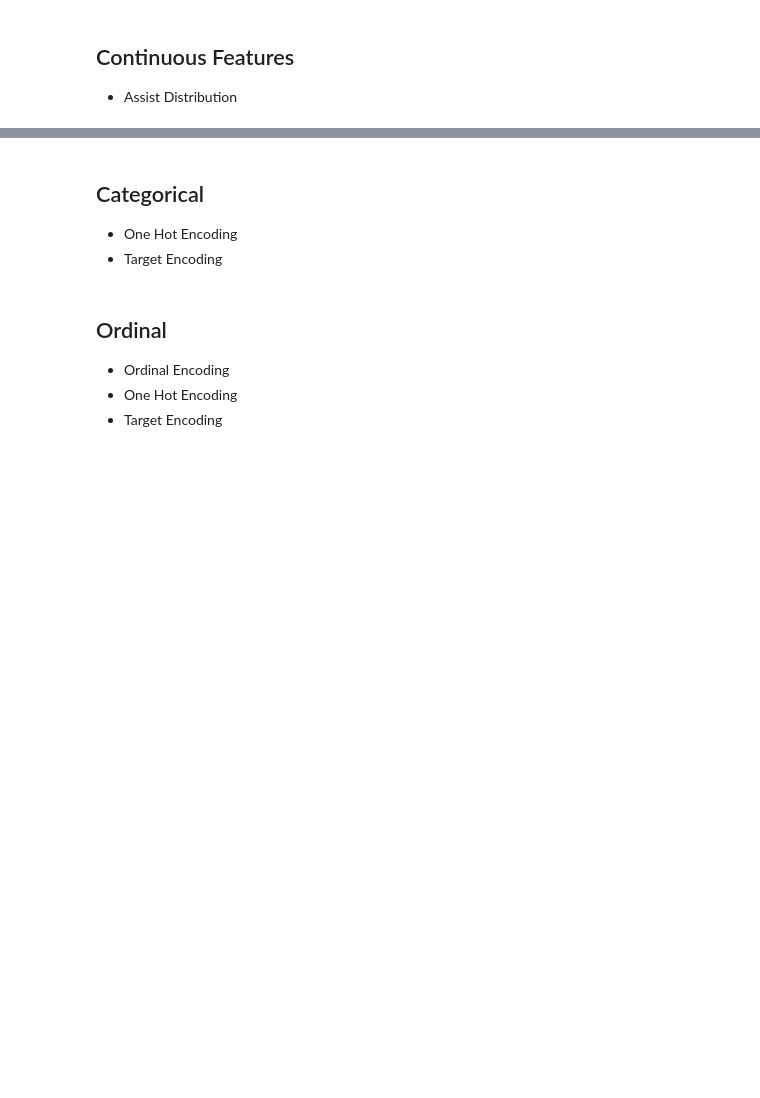
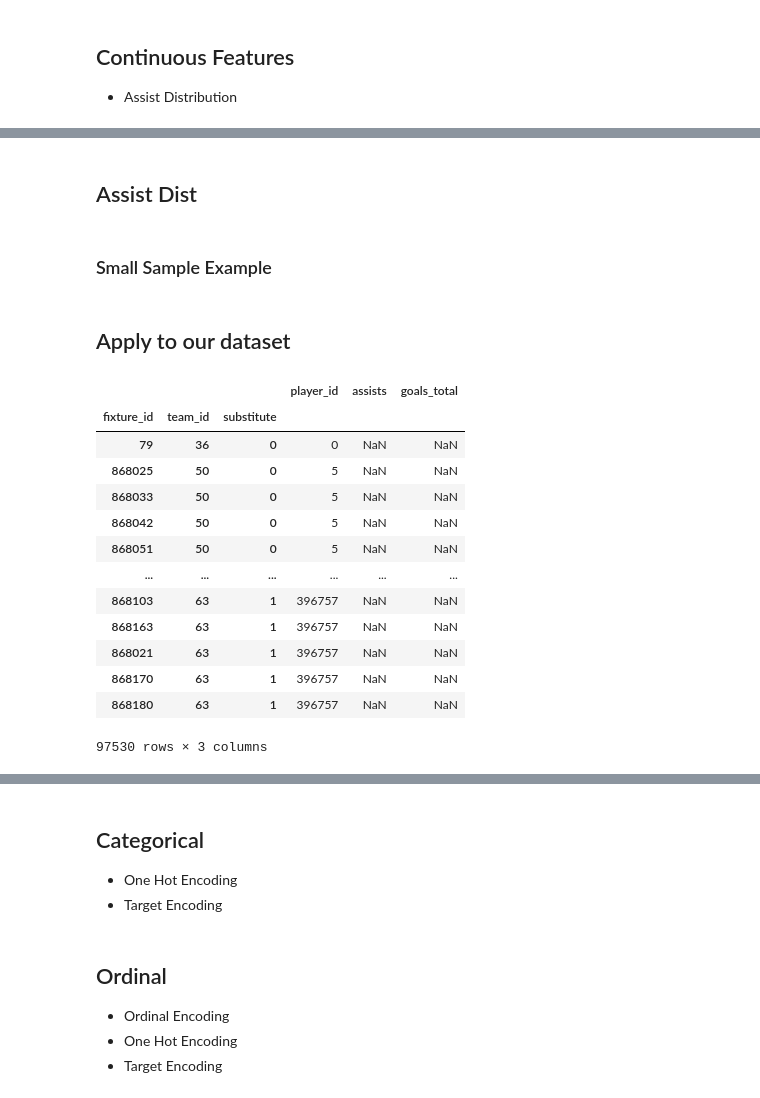
Before and after one commit to robcamp-code/sqlalchemy-tutorial, a Jupyter notebook: ml/feature_engineering.ipynb, the cells around one changed output, grey strips where cells are left out. Cells and saved outputs as stored; diff of their text form; code cells hidden in the pictures; blank space fills up the shorter version.

```diff
--- a/ml/feature_engineering.ipynb
+++ b/ml/feature_engineering.ipynb
@@ -2,0 +62,6 @@
+# %%
+# grabbing data
+stats_df, fix_df = get_data()
+set_indexes(stats_df, fix_df)
+df = join_and_sort(stats_df, fix_df)
+cleaned = create_cleaned_df(df)
@@ -5,0 +203,26 @@
+# %% [markdown]
+## Assist Dist
+# %% [markdown]
+### Small Sample Example
+# %% [markdown]
+## Apply to our dataset
+# %%
+grouped = df.set_index(["fixture_id", "team_id", "substitute"])[["player_id", "assists", "goals_total"]].groupby(["player_id"], as_index=False)
+# %%
+sums = grouped.rolling(38, min_periods=1, closed='left').sum()
+sums
+# %% [output]
+|  |  |  | player_id | assists | goals_total |
+| fixture_id | team_id | substitute |  |  |  |
+| 79 | 36 | 0 | 0 | NaN | NaN |
+| 868025 | 50 | 0 | 5 | NaN | NaN |
+| 868033 | 50 | 0 | 5 | NaN | NaN |
+| 868042 | 50 | 0 | 5 | NaN | NaN |
+| 868051 | 50 | 0 | 5 | NaN | NaN |
+| ... | ... | ... | ... | ... | ... |
+| 868103 | 63 | 1 | 396757 | NaN | NaN |
+| 868163 | 63 | 1 | 396757 | NaN | NaN |
+| 868021 | 63 | 1 | 396757 | NaN | NaN |
+| 868170 | 63 | 1 | 396757 | NaN | NaN |
+| 868180 | 63 | 1 | 396757 | NaN | NaN |
+97530 rows × 3 columns
```
Also changed, not shown: parts of 41 cells of this notebook, 21 other files.
